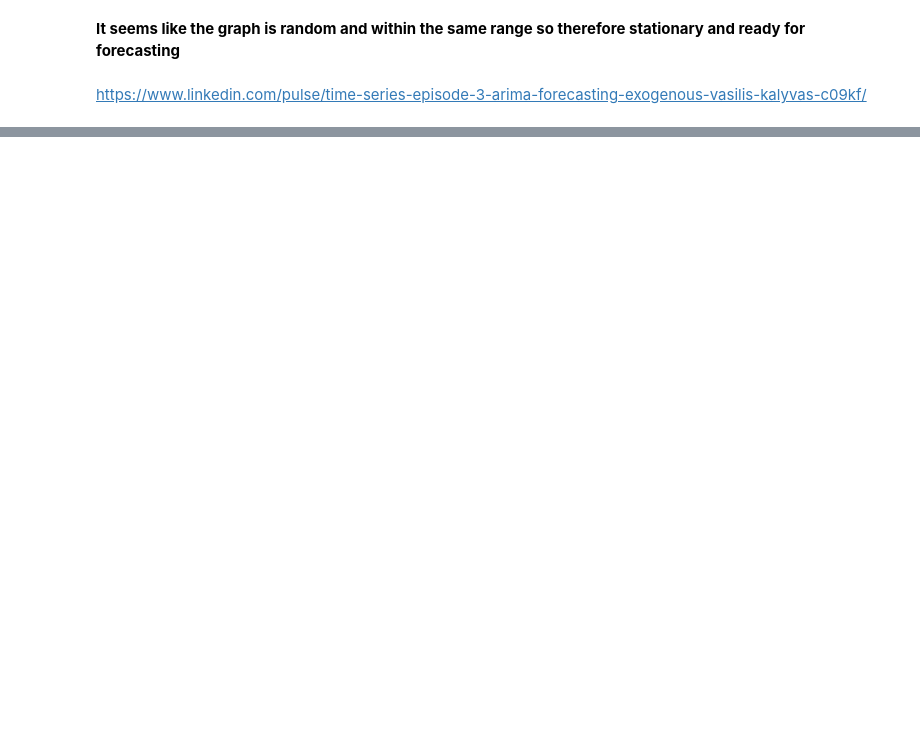
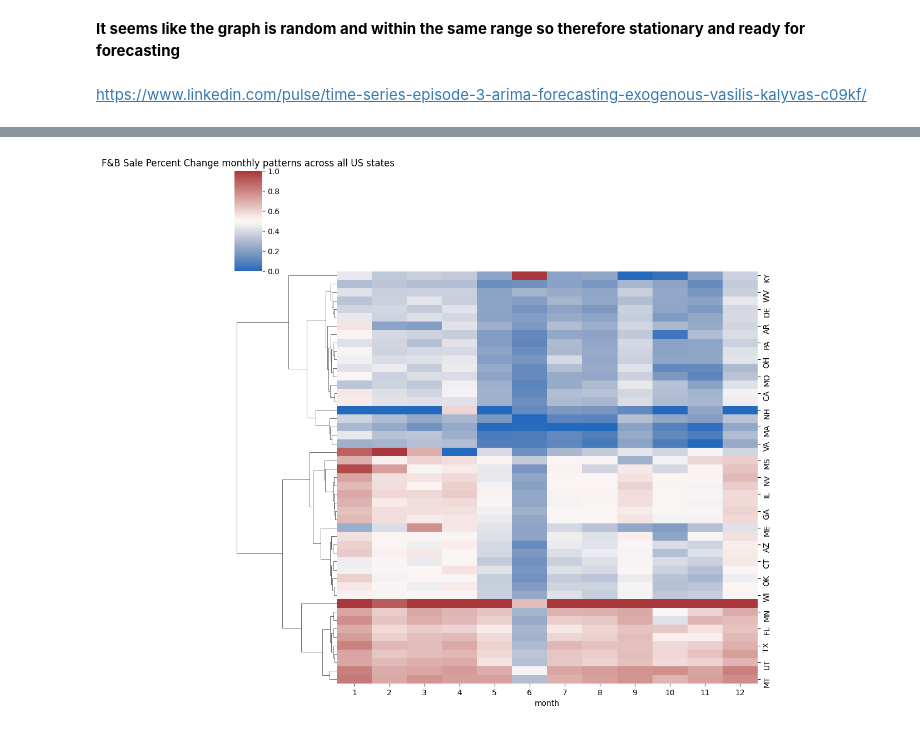
Before and after one commit to DiaHere/Food-and-Beverage-across-all-US-states-Analysis, a Jupyter notebook: notebook.ipynb, the cells around one changed output, grey strips where cells are left out. Saved outputs shown, nothing was run; the diff lists cells and outputs as text; code cells hidden in the pictures; blank space fills up the shorter version.

```diff
--- a/notebook.ipynb
+++ b/notebook.ipynb
@@ -535,10 +527,10 @@ plt.show()
 #https://seaborn.pydata.org/generated/seaborn.clustermap.html
 
 # Create a column with cluster labeling
-df_states['labels'] = fcluster(distance_matrix, 4, criterion='maxclust')
+df_states['labels'] = fcluster(distance_matrix1, 4, criterion='maxclust')
 
 # Create a heatmap for all states and months - see any correlation and spikes
-sns.clustermap(df_states.drop('labels', axis=1),row_linkage=distance_matrix, col_cluster=False,cmap='vlag', standard_scale=1)
+sns.clustermap(df_states.drop('labels', axis=1),row_linkage=distance_matrix1, col_cluster=False,cmap='vlag', standard_scale=1)
 plt.show()
 # %% [output]
 [figure]
@@ -785,0 +856,7 @@ plt.show()
+# %%
+# Create a heatmap for all states and months - see any correlation and spikes
+sns.clustermap(df_states.drop('labels', axis=1),row_linkage=distance_matrix1, col_cluster=False,cmap='vlag', standard_scale=1)
+plt.title('F&B Sale Percent Change monthly patterns across all US states')
+plt.show()
+# %% [output]
+[figure, added]
```
Also changed, not shown: parts of 33 cells of this notebook, 1 other file.
